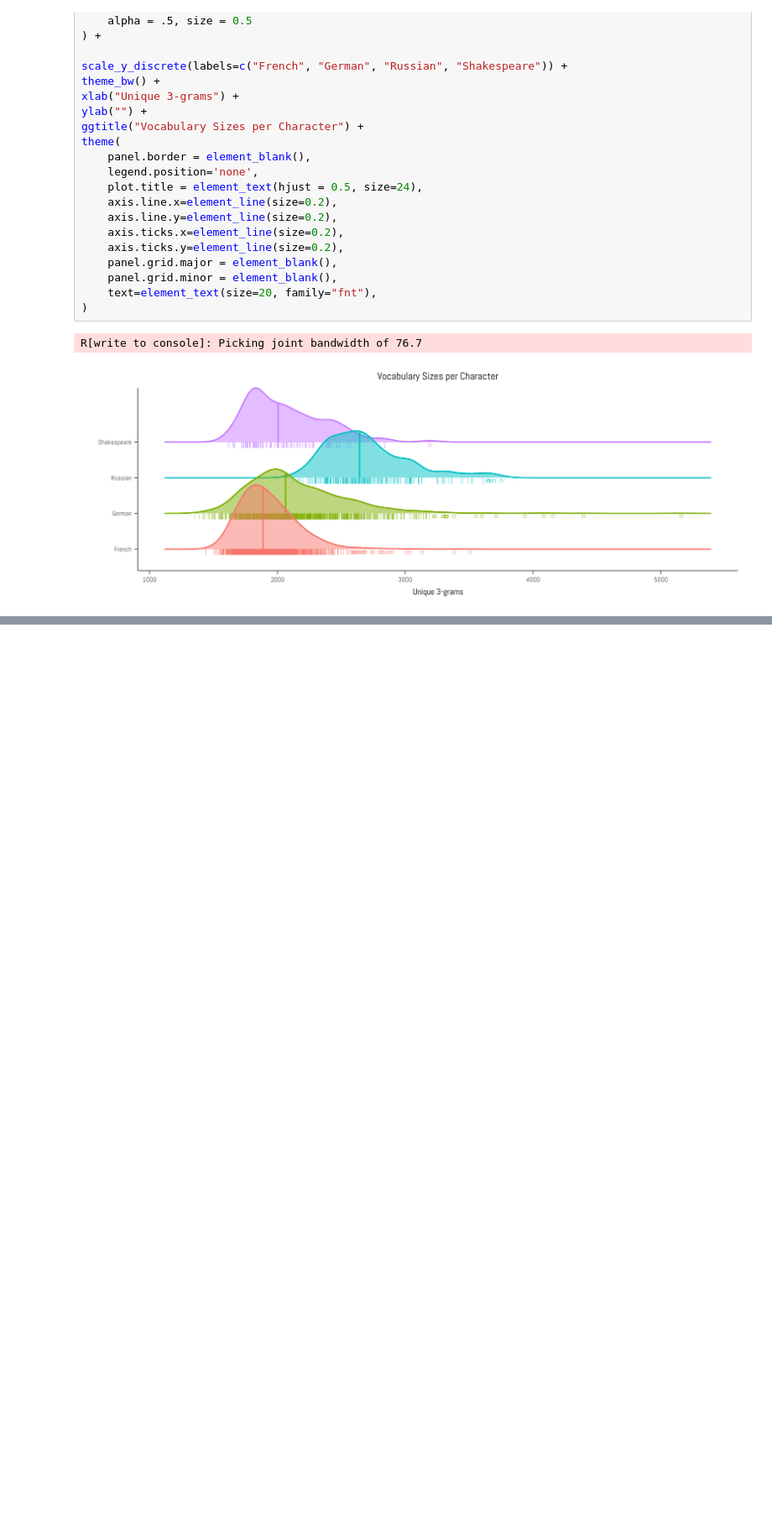
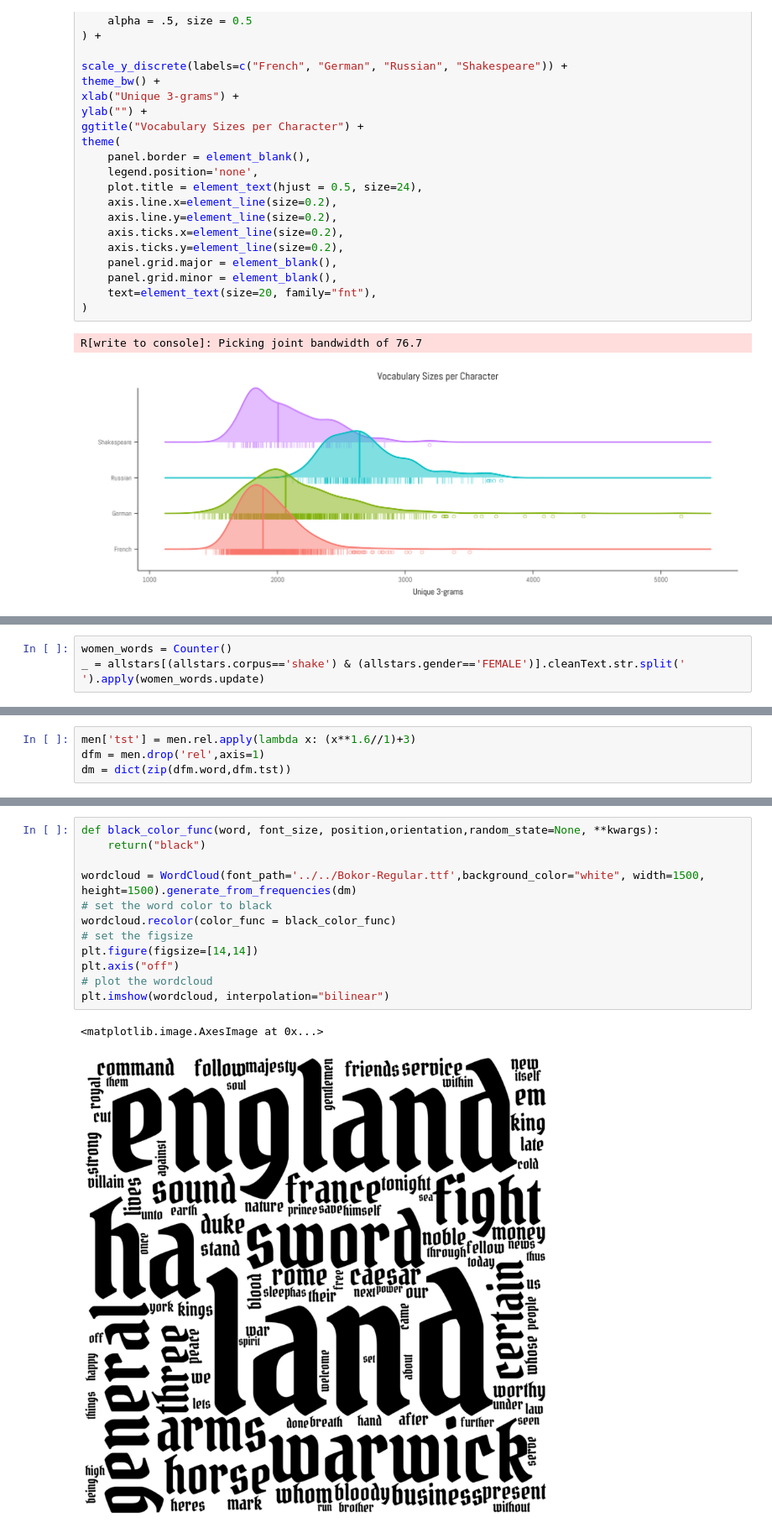
Before and after one commit to perechen/difs-character-voices, a Jupyter notebook: data/all_stars_clean.ipynb, the cells around one changed output, grey strips where cells are left out. Shown at 84% size. Saved outputs shown, nothing was run; the diff lists cells and outputs as text; blank space fills up the shorter version.

```diff
--- a/data/all_stars_clean.ipynb
+++ b/data/all_stars_clean.ipynb
@@ -1106,0 +1133,3 @@ R[write to console]: Picking joint bandwidth of 76.7
+# %%
+women_words = Counter()
+_ = allstars[(allstars.corpus=='shake') & (allstars.gender=='FEMALE')].cleanText.str.split(' ').apply(women_words.update)
@@ -1106,0 +1230,4 @@ R[write to console]: Picking joint bandwidth of 76.7
+# %%
+men['tst'] = men.rel.apply(lambda x: (x**1.6//1)+3)
+dfm = men.drop('rel',axis=1)
+dm = dict(zip(dfm.word,dfm.tst))
@@ -1106,0 +1247,15 @@ R[write to console]: Picking joint bandwidth of 76.7
+# %%
+def black_color_func(word, font_size, position,orientation,random_state=None, **kwargs):
+    return("black")
+
+wordcloud = WordCloud(font_path='../../Bokor-Regular.ttf',background_color="white", width=1500, height=1500).generate_from_frequencies(dm)
+# set the word color to black
+wordcloud.recolor(color_func = black_color_func)
+# set the figsize
+plt.figure(figsize=[14,14])
+plt.axis("off")
+# plot the wordcloud
+plt.imshow(wordcloud, interpolation="bilinear")
+# %% [output]
+<matplotlib.image.AxesImage at 0x...>
+[figure, added]
```
Also changed, not shown: parts of 14 cells of this notebook.
